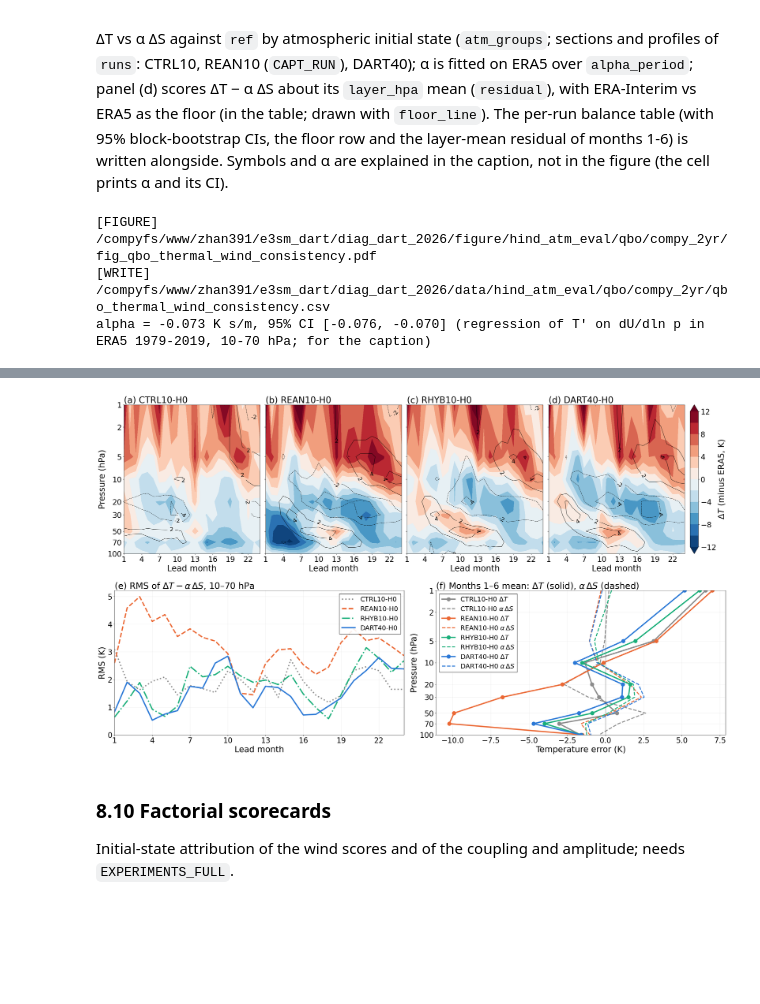
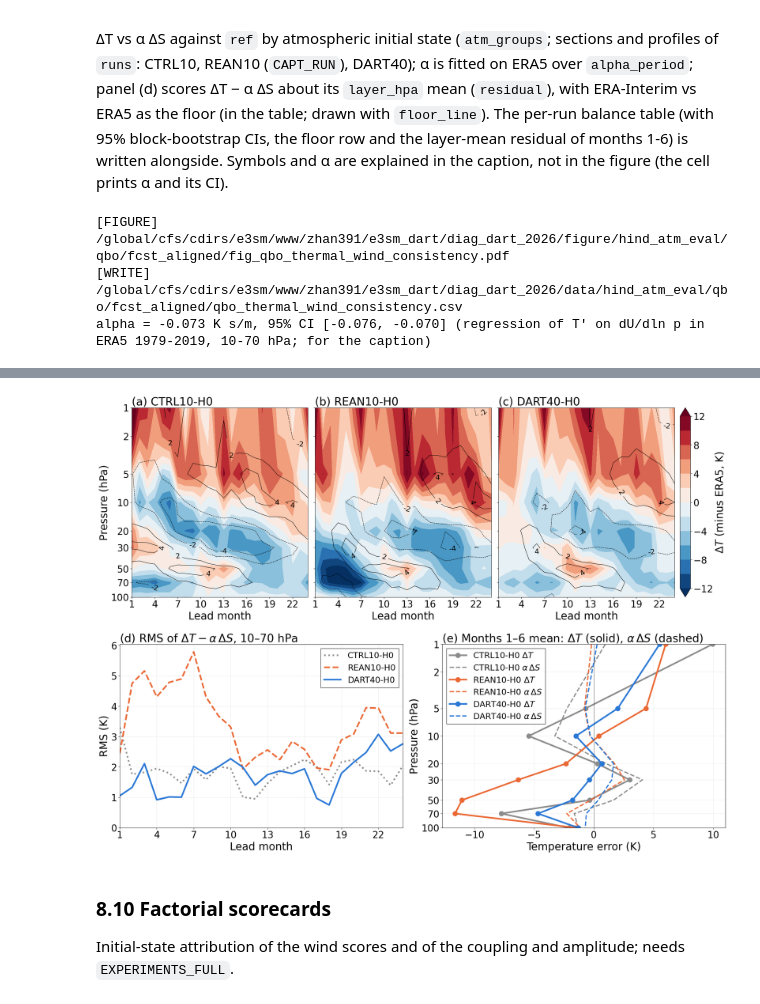
Before and after one commit to zhangshixuan1987/work_package, a Jupyter notebook: e3sm_dart_analysis/diagnostic/jupyter/hind_atm_eval/01_compute_and_plot_qbo.ipynb, the cells around one changed output, grey strips where cells are left out. Drawn from its saved outputs; the diff is of its cells as text; code cells hidden in the pictures; blank space fills up the shorter version.

```diff
--- a/e3sm_dart_analysis/diagnostic/jupyter/hind_atm_eval/01_compute_and_plot_qbo.ipynb
+++ b/e3sm_dart_analysis/diagnostic/jupyter/hind_atm_eval/01_compute_and_plot_qbo.ipynb
@@ -142,8 +125,7 @@ data_dir, figure_dir = workflow_output_dirs(WORKFLOW_NAME, 'qbo', output_root=DI
 ROOTS = dict(observation_root=OBSERVATION_ROOT)
 FACTORIAL = set(EXPERIMENTS) == set(EXPERIMENTS_FULL)  # the atm x lnd attribution needs all 8 runs
 FCST_SET = "fcst_aligned" if CAPT_RUN == "ERA5OP" else f"fcst_aligned_{CAPT_RUN.lower()}"  # ERA5OP backup: original dir
-SET_NAME = ("full" if FACTORIAL else FCST_SET if set(EXPERIMENTS) == set(EXPERIMENTS_FCST)
-            else "compy_2yr" if set(EXPERIMENTS) == set(EXPERIMENTS_COMPY) else "subset")
+SET_NAME = "full" if FACTORIAL else FCST_SET if set(EXPERIMENTS) == set(EXPERIMENTS_FCST) else "subset"
 table_dir = data_dir
 if not FACTORIAL:  # tables and figures of a subset kept apart from the full set; per-source files are shared
     table_dir, figure_dir = data_dir / SET_NAME, figure_dir / SET_NAME
@@ -490,18 +468,11 @@ save(plot_t_shear_scatter(data_dir, ref, srcs, layer_hpa=layer_hpa, font_scale=F
 # %%
 # Settings
 ref = REFERENCE                       # errors ΔT, ΔS against this reanalysis, and α fitted on it
-if set(EXPERIMENTS) == set(EXPERIMENTS_COMPY):   # Compy reruns: tracer/aerosol initialization test, 4 runs
-    runs = ("CTRL_2yr", "REAN_2yr", "RHYB_2yr", "DART_2yr")   # sections (a-d): CTRL10, REAN10, RHYB10, DART40
-    atm_groups = {"piControl atm IC": ("CTRL_2yr",), "ERA5 atm IC, no tracers (REAN)": ("REAN_2yr",),
-                  "ERA5 atm IC + model tracers (RHYB)": ("RHYB_2yr",), "DART atm IC": ("DART_2yr",)}
-    colors = ("0.55", "#eb6834", "#1baf7a", "#2a78d6")   # piControl gray, REAN orange, RHYB green, DART blue
-    linestyles = (":", "--", "-.", "-")
-else:
-    runs = ("CTRL", CAPT_RUN, "DARTOP")   # sections (a-c) and early-lead profiles: CTRL10-H0, REAN10-H0, DART40-H0
-    atm_groups = {"piControl atm IC": ("CTRL", "DARTBA"), "ERA5 atm IC (REAN)": (CAPT_RUN, "ERA5DL", "ERA5BL"),
-                  "DART atm IC": ("DARTOP", "DARTBL", "DARTAE")}   # all runs grouped by atmospheric initial state
-    colors = ("0.55", "#eb6834", "#2a78d6")   # per atm_groups entry: piControl gray, ERA5 orange, DART blue
-    linestyles = (":", "--", "-")           # per atm_groups entry, panel (d)
+runs = ("CTRL", CAPT_RUN, "DARTOP")   # sections (a-c) and early-lead profiles: CTRL10-H0, REAN10-H0, DART40-H0
+atm_groups = {"piControl atm IC": ("CTRL", "DARTBA"), "ERA5 atm IC (REAN)": (CAPT_RUN, "ERA5DL", "ERA5BL"),
+              "DART atm IC": ("DARTOP", "DARTBL", "DARTAE")}   # all runs grouped by atmospheric initial state
+colors = ("0.55", "#eb6834", "#2a78d6")   # per atm_groups entry: piControl gray, ERA5 orange, DART blue
+linestyles = (":", "--", "-")           # per atm_groups entry, panel (d)
 layer_hpa = SHEAR_BAND                # layer of α and of the residual RMS
 profile_months = 6                    # lead months averaged in the profiles
 floor = OTHER_REANALYSIS              # drawn vs ref as the reanalysis floor; None: off
@@ -509,7 +480,7 @@ floor_line = False                    # draw the floor in (d); its row stays in
 alpha_period = ALPHA_PERIOD           # years of the ERA5 sections alpha is fitted on (PERIOD: the hindcast years)
 residual = "structure"                # "structure": about the layer mean (no wind signature) | "total"
 fontsize = 28                         # panel titles (pt); labels, ticks and legends scale from it
-figsize = (22 + 6 * (len(runs) - 3), 16)   # inches (wider with a 4th section); a larger fontsize gives relatively larger text
+figsize = (22, 16)                    # inches; fixed, so a larger fontsize gives relatively larger text
 row_heights = (8.1, 7.9)              # inches of the top (a-c) and bottom (d, e) rows (sum = figsize[1])
 # Panels (d) and (e); the legend labels of (d) are the atm_groups names
 linewidth = 4.0                       # lines (dashed α ΔS profiles at 0.75 of it)
@@ -539,8 +510,8 @@ print(f"alpha = {a['alpha']:.3f} K s/m, 95% CI [{a['alpha_lo']:.3f}, {a['alpha_h
       f"in {ref} {a['alpha_period']}, {min(layer_hpa):g}-{max(layer_hpa):g} hPa; for the caption)")
 display(balance.round(2))
 # %% [output]
-[FIGURE] /compyfs/www/zhan391/e3sm_dart/diag_dart_2026/figure/hind_atm_eval/qbo/compy_2yr/fig_qbo_thermal_wind_consistency.pdf
-[WRITE] /compyfs/www/zhan391/e3sm_dart/diag_dart_2026/data/hind_atm_eval/qbo/compy_2yr/qbo_thermal_wind_consistency.csv
+[FIGURE] /global/cfs/cdirs/e3sm/www/zhan391/e3sm_dart/diag_dart_2026/figure/hind_atm_eval/qbo/fcst_aligned/fig_qbo_thermal_wind_consistency.pdf
+[WRITE] /global/cfs/cdirs/e3sm/www/zhan391/e3sm_dart/diag_dart_2026/data/hind_atm_eval/qbo/fcst_aligned/qbo_thermal_wind_consistency.csv
 alpha = -0.073 K s/m, 95% CI [-0.076, -0.070] (regression of T' on dU/dln p in ERA5 1979-2019, 10-70 hPa; for the caption)
 |  | group | r_dT_dS | r_dT_dS_lo | r_dT_dS_hi | slope_dT_dS | slope_dT_dS_lo | slope_dT_dS_hi | residual_rms | ... |
 | source |  |  |  |  |  |  |  |  | ... |
@@ -551,5 +521,5 @@ alpha = -0.073 K s/m, 95% CI [-0.076, -0.070] (regression of T' on dU/dln p in E
 | ERAI | floor | -0.29 | -0.40 | -0.14 | -0.06 | -0.08 | -0.03 | 0.24 | ... |
-[figure, old version]
+[figure, new version]
 # %% [markdown]
 ### 8.10 Factorial scorecards
 
```
Also changed, not shown: parts of 16 cells of this notebook.
